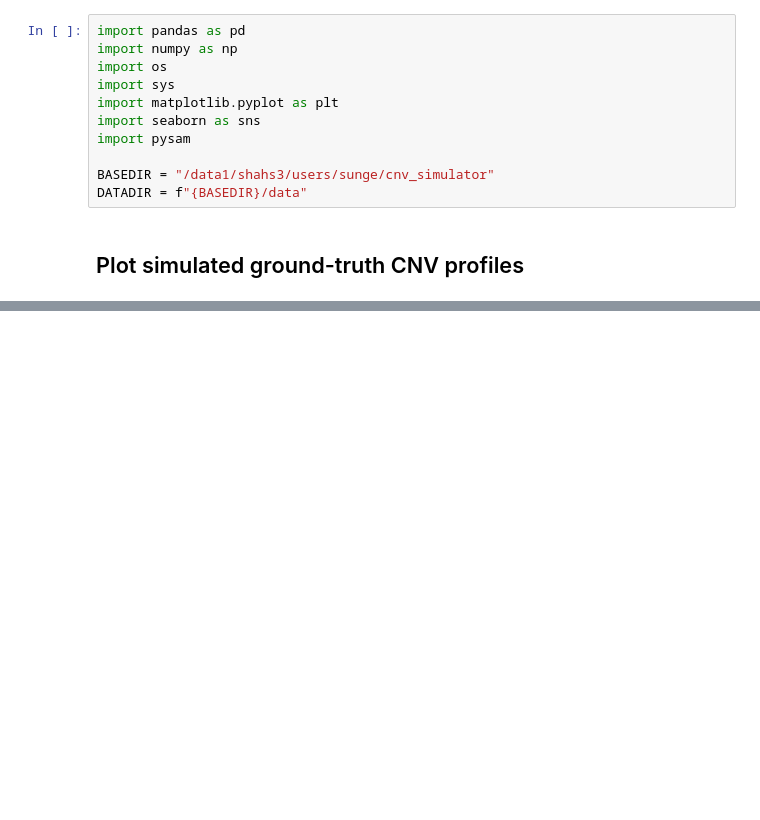
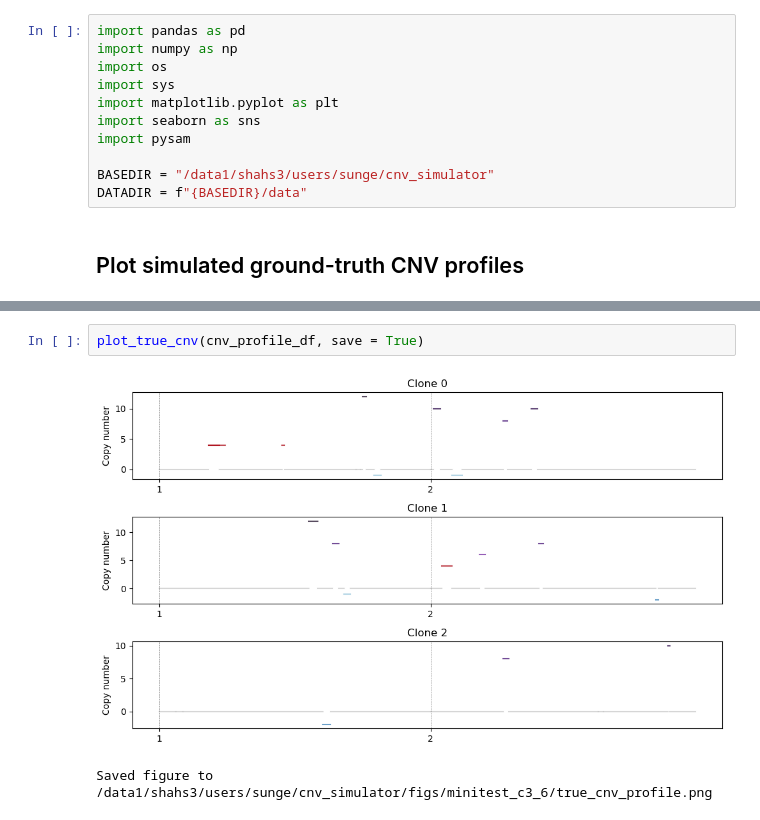
Before and after one commit to eunseos/cnv_simulator, a Jupyter notebook: notebooks/cnv_profile_plots.ipynb, the cells around one changed output, grey strips where cells are left out. Drawn from its saved outputs; the diff is of its cells as text; blank space fills up the shorter version.

```diff
--- a/notebooks/cnv_profile_plots.ipynb
+++ b/notebooks/cnv_profile_plots.ipynb
@@ -46,0 +94,5 @@ plt.show()
+# %%
+plot_true_cnv(cnv_profile_df, save = True)
+# %% [output]
+[figure, added]
+Saved figure to /data1/shahs3/users/sunge/cnv_simulator/figs/minitest_c3_6/true_cnv_profile.png
```
Also changed, not shown: parts of 3 cells of this notebook, 9 other files.
